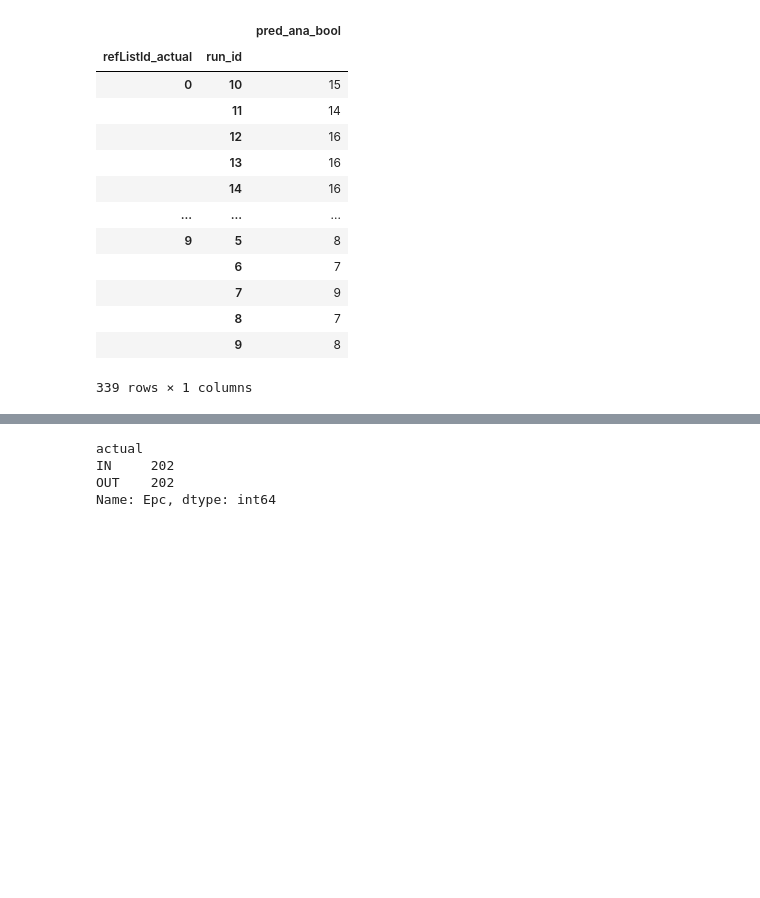
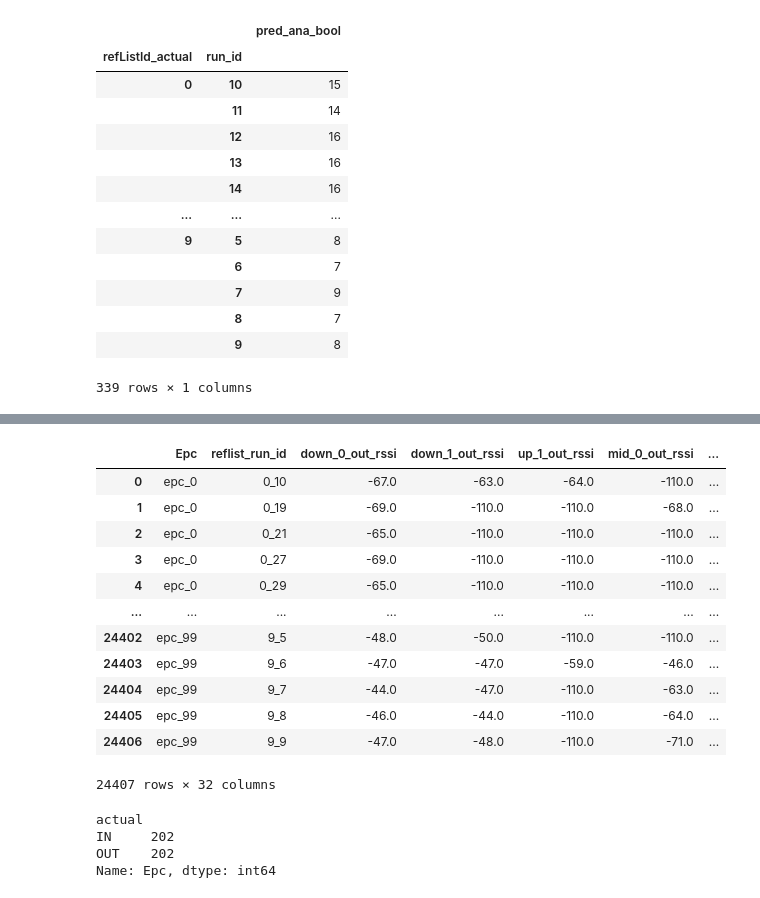
Before and after one commit to oceanelinxi/Projet_RFID, a Jupyter notebook: MLRFID_Projet_S8.ipynb, the cells around one changed output, grey strips where cells are left out. Saved outputs shown, nothing was run; the diff lists cells and outputs as text; code cells hidden in the pictures; blank space fills up the shorter version.

```diff
--- a/MLRFID_Projet_S8.ipynb
+++ b/MLRFID_Projet_S8.ipynb
@@ -621,30 +621,48 @@ windows.head()
 # %%
 def dataset(df_timing_slices, windows, rssi_quantite):
     ds_rssi = df_timing_slices.groupby(['Epc', 'reflist_run_id', 'slice_id', 'loc'])['Rssi'].quantile(rssi_quantite) \
                  .unstack(['slice_id', 'loc'], fill_value=-110)
     ds_rssi.columns = [x[0] + '_' + x[1] for x in ds_rssi.columns]
     ds_rssi = ds_rssi.reset_index(drop=False)
 
     ds_rc = df_timing_slices.groupby(['Epc', 'reflist_run_id', 'slice_id', 'loc']).size() \
                .unstack(['slice_id', 'loc'], fill_value=0)
     ds_rc.columns = [x[0] + '_' + x[1] for x in ds_rc.columns]
     ds_rc = ds_rc.reset_index(drop=False)
 
     ds = pd.merge(ds_rssi, ds_rc, on=['Epc', 'reflist_run_id'], suffixes=['_rssi', '_rc'])
     ds = pd.merge(ds, windows, on='reflist_run_id', how='left')
 
     Q_Epcs_window = df_timing_slices.groupby(['reflist_run_id'])['Epc'].nunique().rename('Epcs_window').reset_index(drop=False)
     ds = pd.merge(ds, Q_Epcs_window, on='reflist_run_id', how='left')
 
     Q_reads_window = df_timing_slices.groupby(['reflist_run_id']).size().rename('reads_window').reset_index(drop=False)
     ds = pd.merge(ds, Q_reads_window, on='reflist_run_id', how='left')
 
     ds=pd.merge(ds, reflist, on='Epc', how='left')
     ds['actual']=ds['reflist_run_id'].apply(lambda x: x.split ('_')[0]).astype('int64')== ds['refListId_actual']
     ds['actual'] = ds ['actual'].replace({True: 'IN' , False: 'OUT'})
 
+
     return ds
-a=dataset(df_timing_slices, windows , 1) [['Epc','reflist_run_id','refListId_actual','actual']]
+
+dss = dataset(df_timing_slices, windows, 1)
+dss
+#a=dataset(df_timing_slices, windows , 1) [['Epc','reflist_run_id','refListId_actual','actual']]
+# %% [output]
+|  | Epc | reflist_run_id | down_0_out_rssi | down_1_out_rssi | up_1_out_rssi | mid_0_out_rssi | ... |
+| 0 | epc_0 | 0_10 | -67.0 | -63.0 | -64.0 | -110.0 | ... |
+| 1 | epc_0 | 0_19 | -69.0 | -110.0 | -110.0 | -68.0 | ... |
+| 2 | epc_0 | 0_21 | -65.0 | -110.0 | -110.0 | -110.0 | ... |
+| 3 | epc_0 | 0_27 | -69.0 | -110.0 | -110.0 | -110.0 | ... |
+| 4 | epc_0 | 0_29 | -65.0 | -110.0 | -110.0 | -110.0 | ... |
+| ... | ... | ... | ... | ... | ... | ... | ... |
+| 24402 | epc_99 | 9_5 | -48.0 | -50.0 | -110.0 | -110.0 | ... |
+| 24403 | epc_99 | 9_6 | -47.0 | -47.0 | -59.0 | -46.0 | ... |
+| 24404 | epc_99 | 9_7 | -44.0 | -47.0 | -110.0 | -63.0 | ... |
+| 24405 | epc_99 | 9_8 | -46.0 | -44.0 | -110.0 | -64.0 | ... |
+| 24406 | epc_99 | 9_9 | -47.0 | -48.0 | -110.0 | -71.0 | ... |
+24407 rows × 32 columns
 # %%
 dataset(df_timing_slices,windows, 1).groupby('actual')['Epc'].nunique()
 # %% [output]
```
Also changed, not shown: parts of 1 cell of this notebook.
